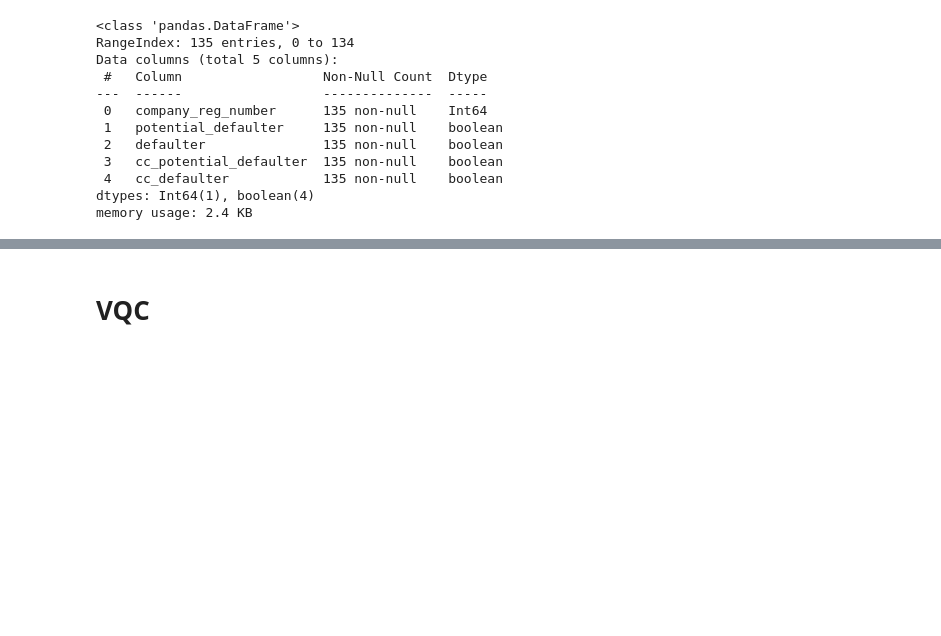
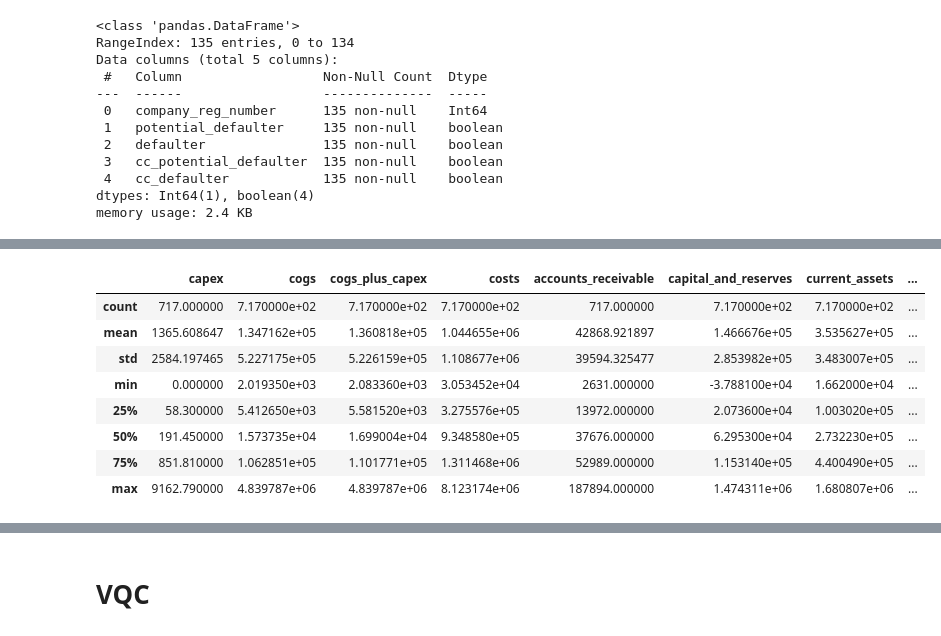
Before and after one commit to floatn/QML-for-finance, a Jupyter notebook: qml_code.ipynb, the cells around one changed output, grey strips where cells are left out. Saved outputs shown, nothing was run; the diff lists cells and outputs as text; code cells hidden in the pictures; blank space fills up the shorter version.

```diff
--- a/qml_code.ipynb
+++ b/qml_code.ipynb
@@ -1059,0 +1147,4 @@ memory usage: 2.4 KB
+# %%
+cs2_df.drop(columns=['Unnamed: 0', 'Unnamed: 0_FACTORING', 'Unnamed: 0_DIRECTOR', 'Unnamed: 0_COVID', 'Unnamed: 0_CA',
+                    '2019_revenue', 'revenue_2019_CA', 'date_of_name_change', 'previous_name'], inplace=True)
+cs2_df.info(max_cols=250, verbose=True)
@@ -1059,0 +1188,3 @@ memory usage: 2.4 KB
+# %%
+cs2_df = cs2_df.dropna(subset='credit_report_agency')
+cs2_df.info(max_cols=250, verbose=True)
@@ -1059,0 +1230,3 @@ memory usage: 2.4 KB
+# %%
+cs2_df.fillna(value={'revenue_2019': 0.0, 'factor_amount': 0.0, 'factor_percent': 0.0}, inplace=True)
+cs2_df.info(max_cols=250, verbose=True)
@@ -1059,0 +1263,4 @@ memory usage: 2.4 KB
+# %%
+cs2_df.loc[:, cs2_df.columns[115:132]] = \
+cs2_df.loc[:, cs2_df.columns[115:132]].fillna(cs2_df.loc[:, cs2_df.columns[115:132]].describe().loc['50%',:])
+cs2_df.loc[:, cs2_df.columns[115:132]].info()
@@ -1059,0 +1285,12 @@ memory usage: 2.4 KB
+# %%
+cs2_df[cs2_df.columns[166:179]].describe()
+# %% [output]
+|  | capex | cogs | cogs_plus_capex | costs | accounts_receivable | capital_and_reserves | current_assets | ... |
+| count | 717.000000 | 7.170000e+02 | 7.170000e+02 | 7.170000e+02 | 717.000000 | 7.170000e+02 | 7.170000e+02 | ... |
+| mean | 1365.608647 | 1.347162e+05 | 1.360818e+05 | 1.044655e+06 | 42868.921897 | 1.466676e+05 | 3.535627e+05 | ... |
+| std | 2584.197465 | 5.227175e+05 | 5.226159e+05 | 1.108677e+06 | 39594.325477 | 2.853982e+05 | 3.483007e+05 | ... |
+| min | 0.000000 | 2.019350e+03 | 2.083360e+03 | 3.053452e+04 | 2631.000000 | -3.788100e+04 | 1.662000e+04 | ... |
+| 25% | 58.300000 | 5.412650e+03 | 5.581520e+03 | 3.275576e+05 | 13972.000000 | 2.073600e+04 | 1.003020e+05 | ... |
+| 50% | 191.450000 | 1.573735e+04 | 1.699004e+04 | 9.348580e+05 | 37676.000000 | 6.295300e+04 | 2.732230e+05 | ... |
+| 75% | 851.810000 | 1.062851e+05 | 1.101771e+05 | 1.311468e+06 | 52989.000000 | 1.153140e+05 | 4.400490e+05 | ... |
+| max | 9162.790000 | 4.839787e+06 | 4.839787e+06 | 8.123174e+06 | 187894.000000 | 1.474311e+06 | 1.680807e+06 | ... |
```
Also changed, not shown: parts of 46 cells of this notebook.
